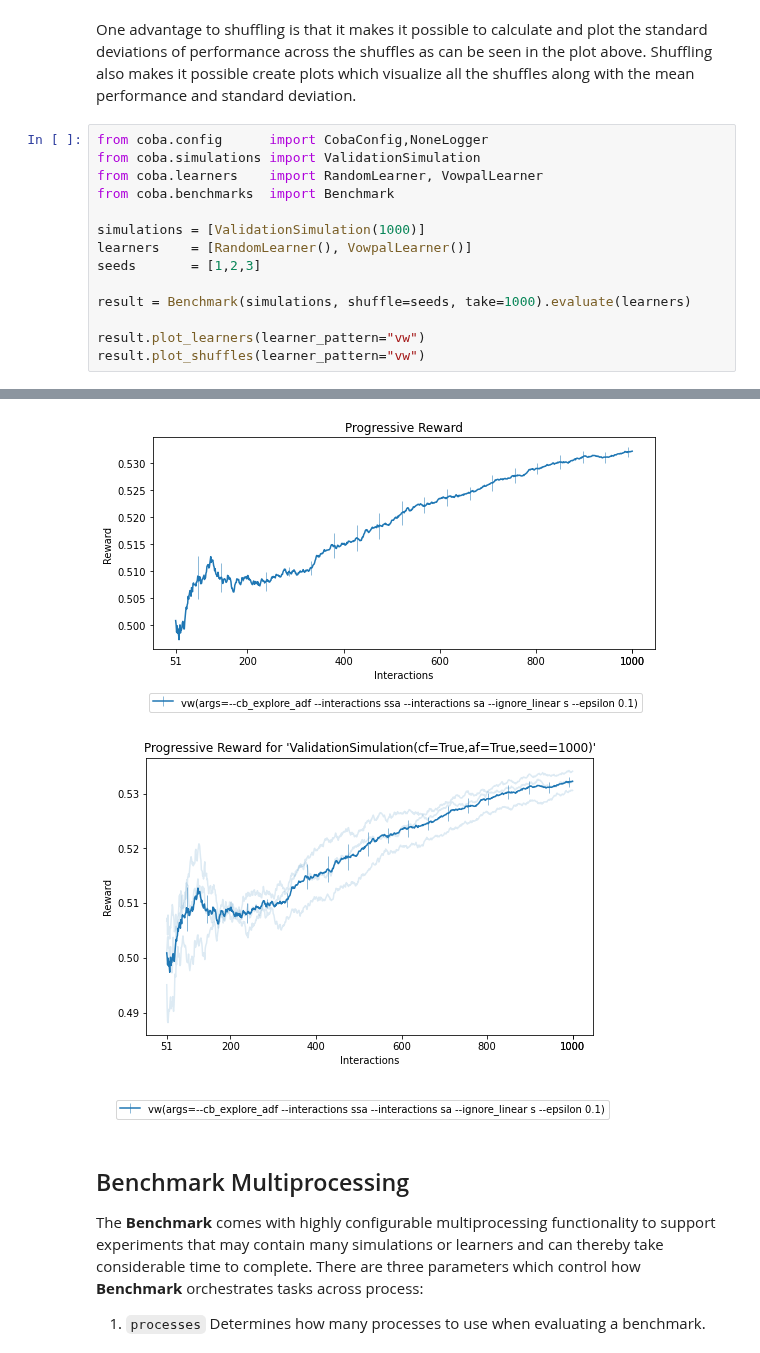
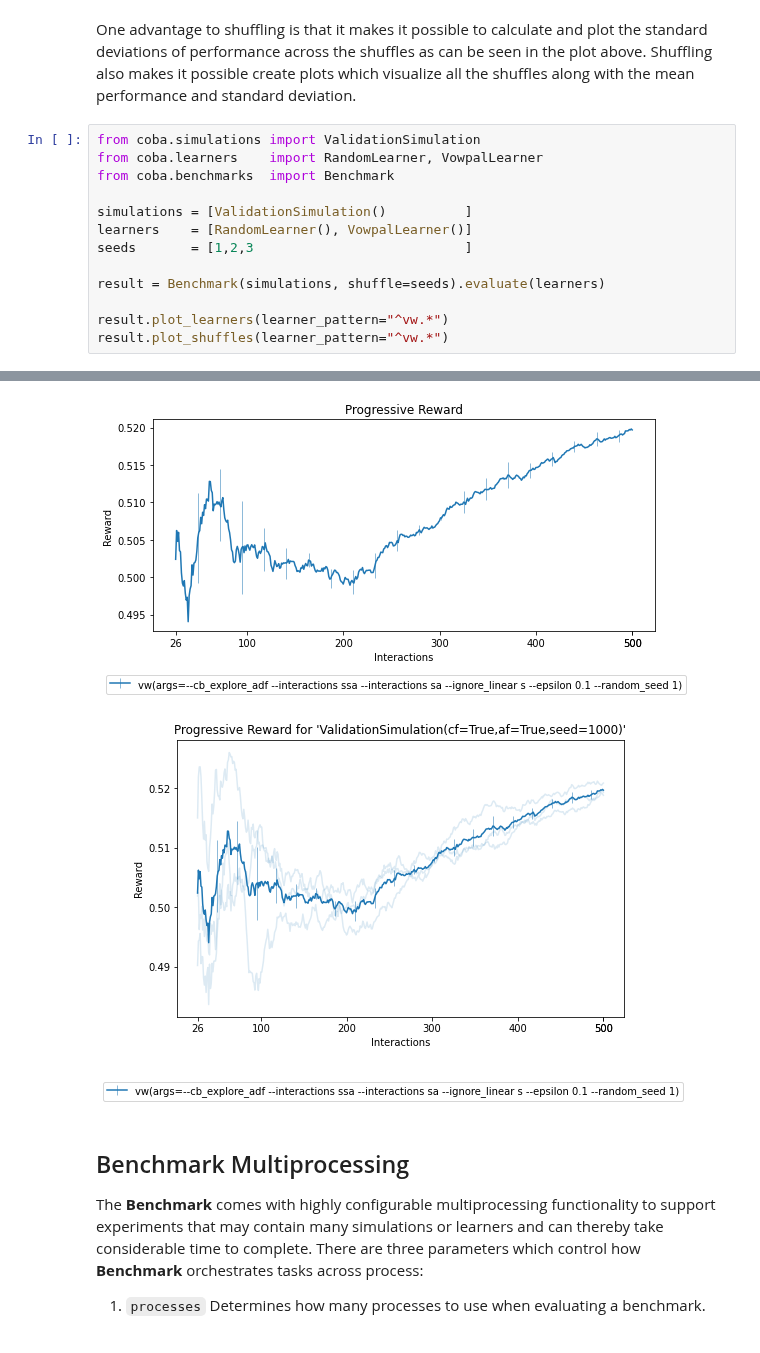
Before and after one commit to VowpalWabbit/coba, a Jupyter notebook: examples/notebooks/Benchmarks.ipynb, the cells around one changed output, grey strips where cells are left out. Drawn from its saved outputs; the diff is of its cells as text.

```diff
--- a/examples/notebooks/Benchmarks.ipynb
+++ b/examples/notebooks/Benchmarks.ipynb
@@ -133,17 +133,16 @@ Benchmark(simulations, shuffle=seeds, take=1000).evaluate(learners).plot_learner
 # %% [markdown]
 One advantage to shuffling is that it makes it possible to calculate and plot the standard deviations of performance across the shuffles as can be seen in the plot above. Shuffling also makes it possible create plots which visualize all the shuffles along with the mean performance and standard deviation.
 # %%
-from coba.config      import CobaConfig,NoneLogger
 from coba.simulations import ValidationSimulation
 from coba.learners    import RandomLearner, VowpalLearner
 from coba.benchmarks  import Benchmark
 
-simulations = [ValidationSimulation(1000)]
+simulations = [ValidationSimulation()          ]
 learners    = [RandomLearner(), VowpalLearner()]
-seeds       = [1,2,3]
+seeds       = [1,2,3                           ]
 
-result = Benchmark(simulations, shuffle=seeds, take=1000).evaluate(learners)
+result = Benchmark(simulations, shuffle=seeds).evaluate(learners)
 
-result.plot_learners(learner_pattern="vw")
-result.plot_shuffles(learner_pattern="vw")
+result.plot_learners(learner_pattern="^vw.*")
+result.plot_shuffles(learner_pattern="^vw.*")
 # %% [output]
@@ -161,5 +160,5 @@ result.plot_shuffles(learner_pattern="vw")
-[figure, old version]
+[figure, new version]
-[figure, old version]
+[figure, new version]
 # %% [markdown]
 ## Benchmark Multiprocessing
 
```
Also changed, not shown: parts of 10 cells of this notebook, 2 other files.
